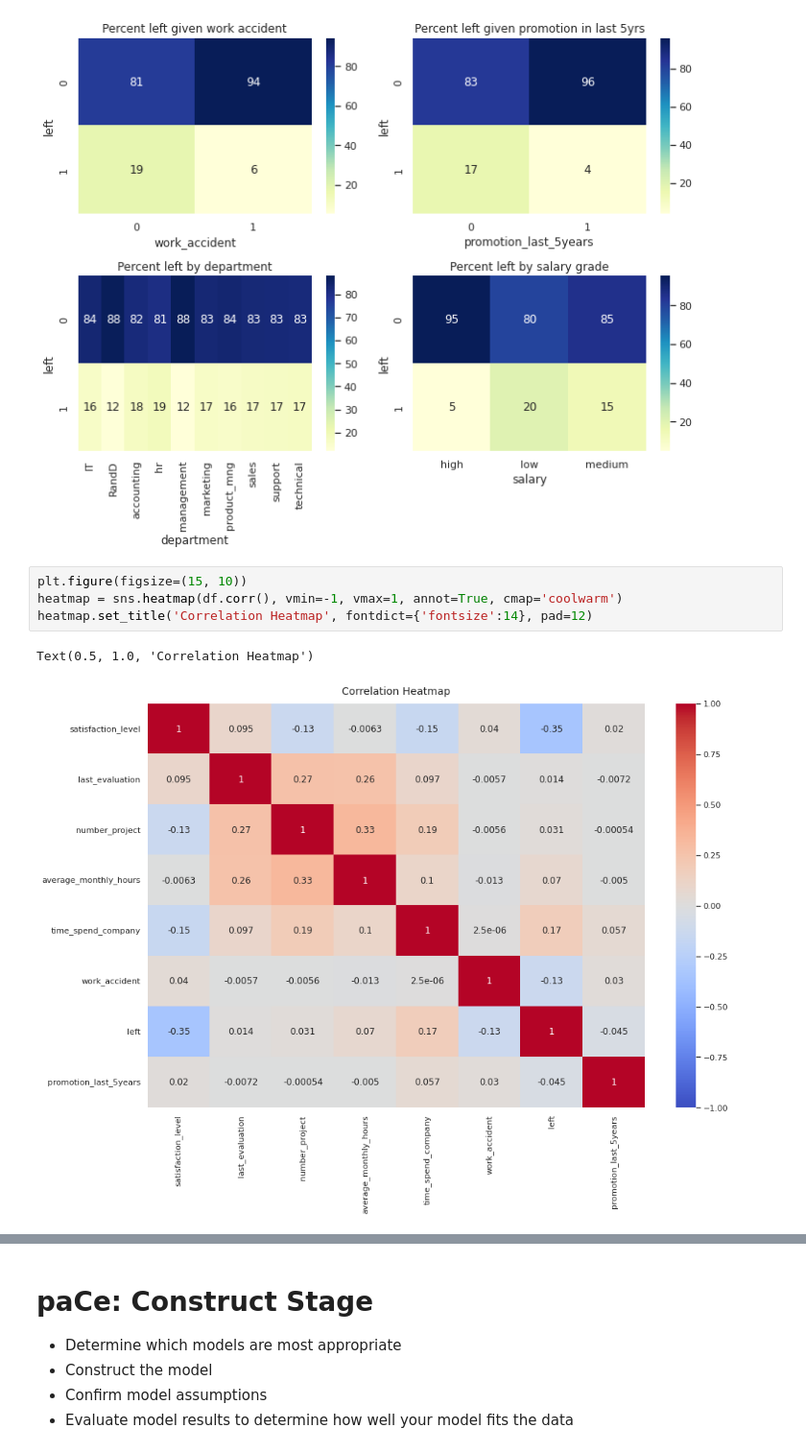
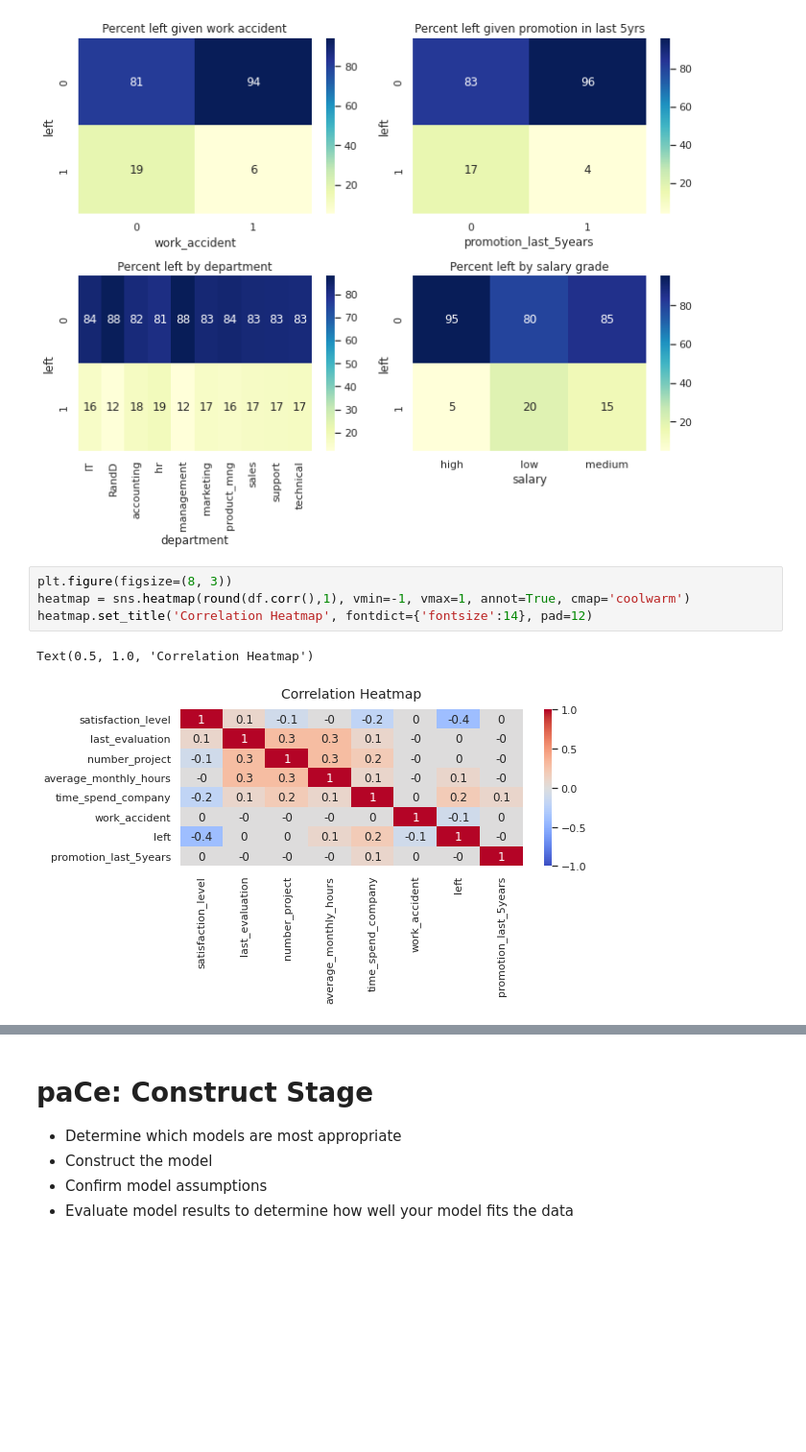
Before and after one commit to xiaoyuzhu76/salifort-motors-project, a Jupyter notebook: Salifort Motors project lab.ipynb, the cells around one changed output, grey strips where cells are left out. Shown: that part at 96% size. Saved outputs shown, nothing was run; the diff lists cells and outputs as text; blank space fills up the shorter version.

```diff
--- a/Salifort Motors project lab.ipynb
+++ b/Salifort Motors project lab.ipynb
@@ -406,9 +381,9 @@ plt.show()
 # %% [output]
 [figure]
 # %%
-plt.figure(figsize=(15, 10))
-heatmap = sns.heatmap(df.corr(), vmin=-1, vmax=1, annot=True, cmap='coolwarm')
+plt.figure(figsize=(8, 3))
+heatmap = sns.heatmap(round(df.corr(),1), vmin=-1, vmax=1, annot=True, cmap='coolwarm')
 heatmap.set_title('Correlation Heatmap', fontdict={'fontsize':14}, pad=12)
 # %% [output]
 Text(0.5, 1.0, 'Correlation Heatmap')
-[figure, old version]
+[figure, new version]
```
Also changed, not shown: parts of 20 cells of this notebook.
